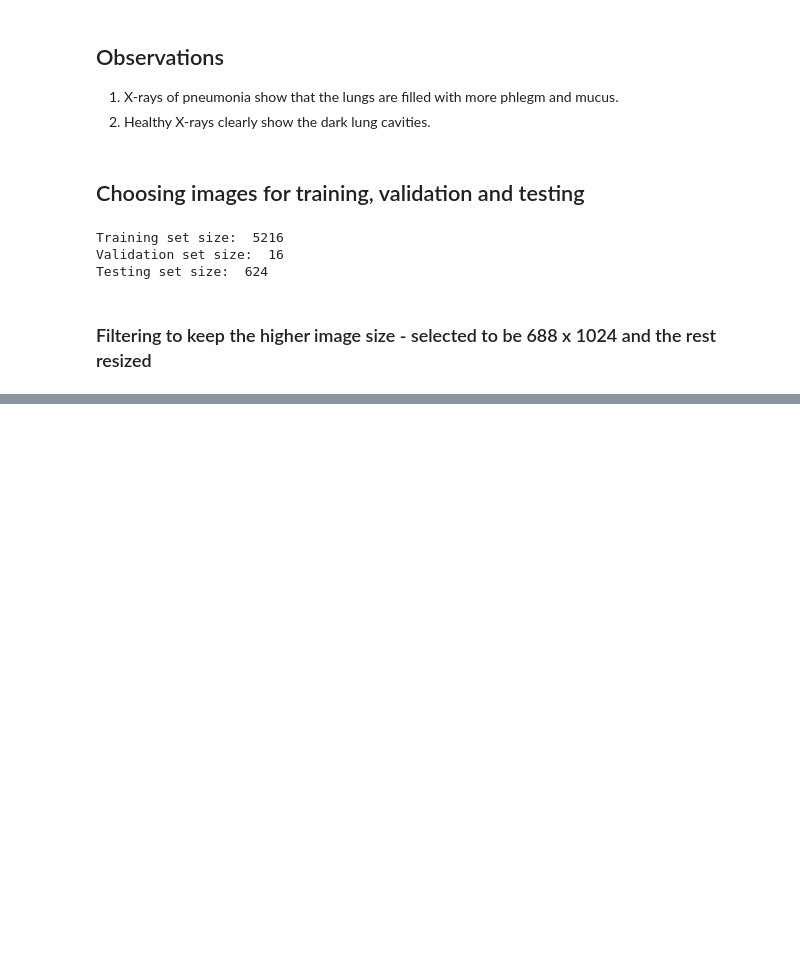
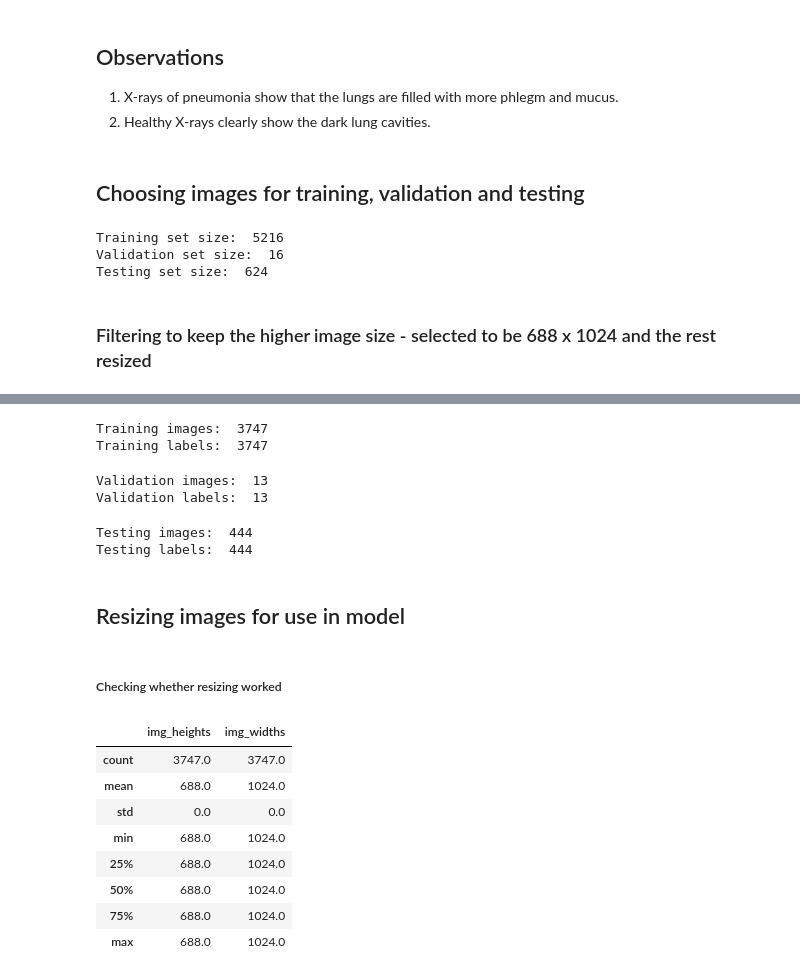
Before and after one commit to khyatimahajan/ml_project_fall_2019, a Jupyter notebook: Step 1 - reading data.ipynb, the cells around one changed output, grey strips where cells are left out. Cells and saved outputs as stored; diff of their text form; code cells hidden in the pictures; blank space fills up the shorter version.

```diff
--- a/Step 1 - reading data.ipynb
+++ b/Step 1 - reading data.ipynb
@@ -25,19 +25,17 @@ filenames_penumonia += glob.glob(dirImage+"PNEUMONIA/*")
 train_images = []
 train_labels = []
 
-
 for file in filenames_normal:
     img = np.asarray(cv.imread(file, 0))
     train_images.append(img)
-
-for file in filenames_normal:
     train_labels.append(0)
 
 for file in filenames_penumonia:
     img = np.asarray(cv.imread(file, 0))
     train_images.append(img)
-
-for file in filenames_normal:
     train_labels.append(1)
 
 train_images = np.asarray(train_images)
+
+print('Training images: ', len(train_images))
+print('Training labels: ', len(train_labels))
@@ -107,15 +108,14 @@ val_labels = []
 for file in filenames_normal:
     img = np.asarray(cv.imread(file, 0))
     val_images.append(img)
-
-for file in filenames_normal:
     val_labels.append(0)
 
 for file in filenames_penumonia:
     img = np.asarray(cv.imread(file, 0))
     val_images.append(img)
-
-for file in filenames_normal:
     val_labels.append(1)
 
 val_images = np.asarray(val_images)
+
+print('Validation images: ', len(val_images))
+print('Validation labels: ', len(val_labels))
@@ -263,0 +271,5 @@ Testing set size:  624
+# %%
+train_selected_indices = []
+for i in range(len(train_images)):
+    if train_images[i].shape[0] >= 688 and train_images[i].shape[1] >= 1024:
+        train_selected_indices.append(i)
@@ -263,0 +300,26 @@ Testing set size:  624
+# %%
+train_images_selected = np.copy(train_images[train_selected_indices])
+train_labels_selected = list(map(train_labels.__getitem__, train_selected_indices))
+print('Training images: ', len(train_images_selected))
+print('Training labels: ', len(train_labels_selected))
+# %% [output]
+Training images:  3747
+Training labels:  3747
+# %%
+val_images_selected = np.copy(val_images[val_selected_indices])
+val_labels_selected = list(map(val_labels.__getitem__, val_selected_indices))
+print('Validation images: ', len(val_images_selected))
+print('Validation labels: ', len(val_labels_selected))
+# %% [output]
+Validation images:  13
+Validation labels:  13
+# %%
+test_images_selected = np.copy(test_images[test_selected_indices])
+test_labels_selected = list(map(test_labels.__getitem__, test_selected_indices))
+print('Testing images: ', len(test_images_selected))
+print('Testing labels: ', len(test_labels_selected))
+# %% [output]
+Testing images:  444
+Testing labels:  444
+# %% [markdown]
+## Resizing images for use in model
@@ -263,0 +335,24 @@ Testing set size:  624
+# %% [markdown]
+##### Checking whether resizing worked
+# %%
+# image sizes
+train_image_heights = []
+train_image_widths = []
+for image in train_images_selected:
+    train_image_heights.append(image.shape[0])
+    train_image_widths.append(image.shape[1])
+
+train_image_size_info = {'img_heights': train_image_heights, 'img_widths': train_image_widths}
+train_image_size_info = pd.DataFrame(train_image_size_info)
+
+train_image_size_info.describe()
+# %% [output]
+|  | img_heights | img_widths |
+| count | 3747.0 | 3747.0 |
+| mean | 688.0 | 1024.0 |
+| std | 0.0 | 0.0 |
+| min | 688.0 | 1024.0 |
+| 25% | 688.0 | 1024.0 |
+| 50% | 688.0 | 1024.0 |
+| 75% | 688.0 | 1024.0 |
+| max | 688.0 | 1024.0 |
```
Also changed, not shown: parts of 15 cells of this notebook.
